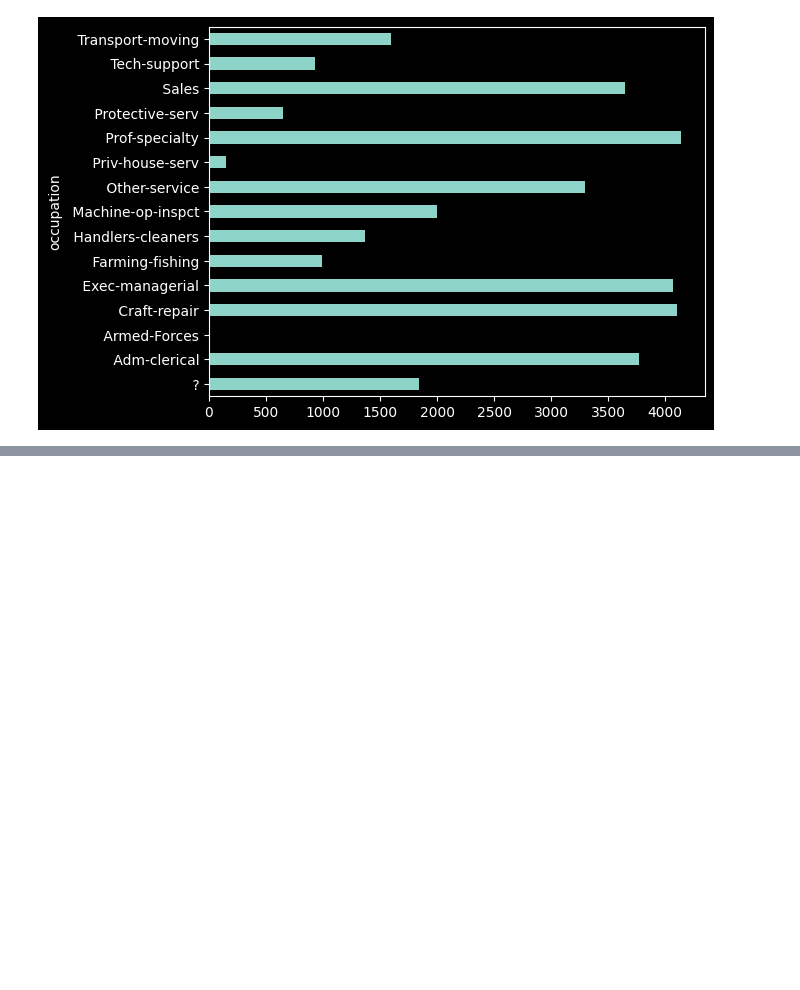
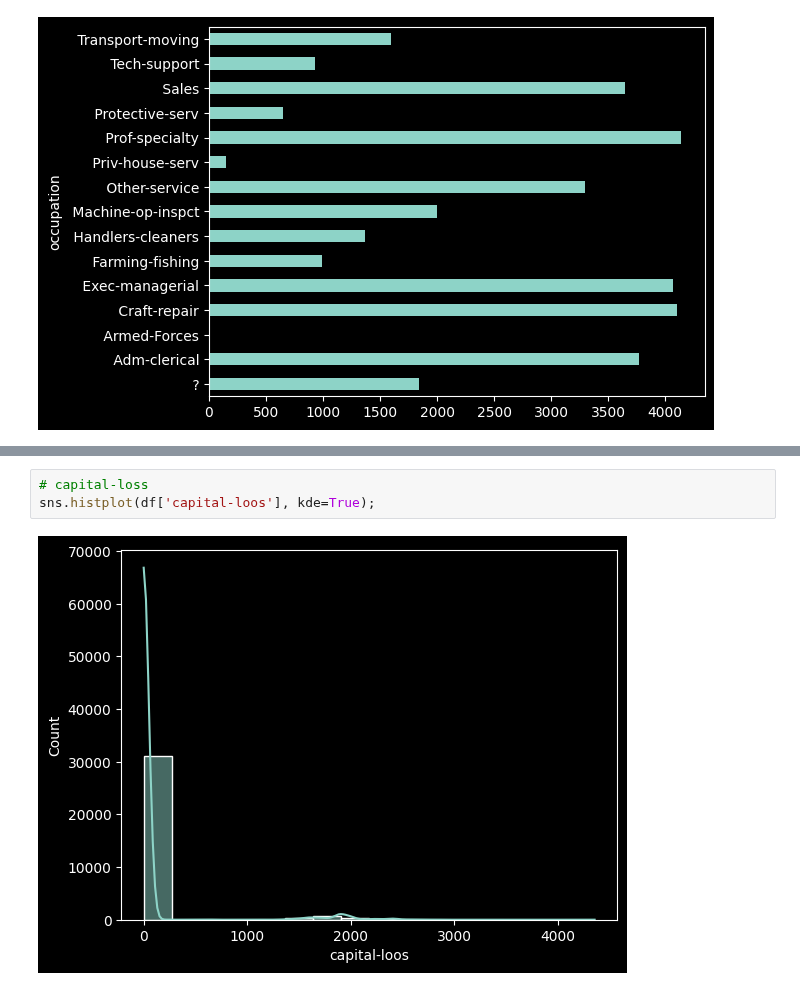
Before and after one commit to Joao-Inacio/Statistics_for-Data_Science, a Jupyter notebook: Labs/Distribuicoes_Estatisticas/Hist_Distribuicoes.ipynb, the cells around one changed output, grey strips where cells are left out. Drawn from its saved outputs; the diff is of its cells as text; blank space fills up the shorter version.

```diff
--- a/Labs/Distribuicoes_Estatisticas/Hist_Distribuicoes.ipynb
+++ b/Labs/Distribuicoes_Estatisticas/Hist_Distribuicoes.ipynb
@@ -73,0 +91,5 @@ occupation.plot.barh()
+# %%
+# capital-loss
+sns.histplot(df['capital-loos'], kde=True);
+# %% [output]
+[figure, added]
```
Also changed, not shown: parts of 8 cells of this notebook.
